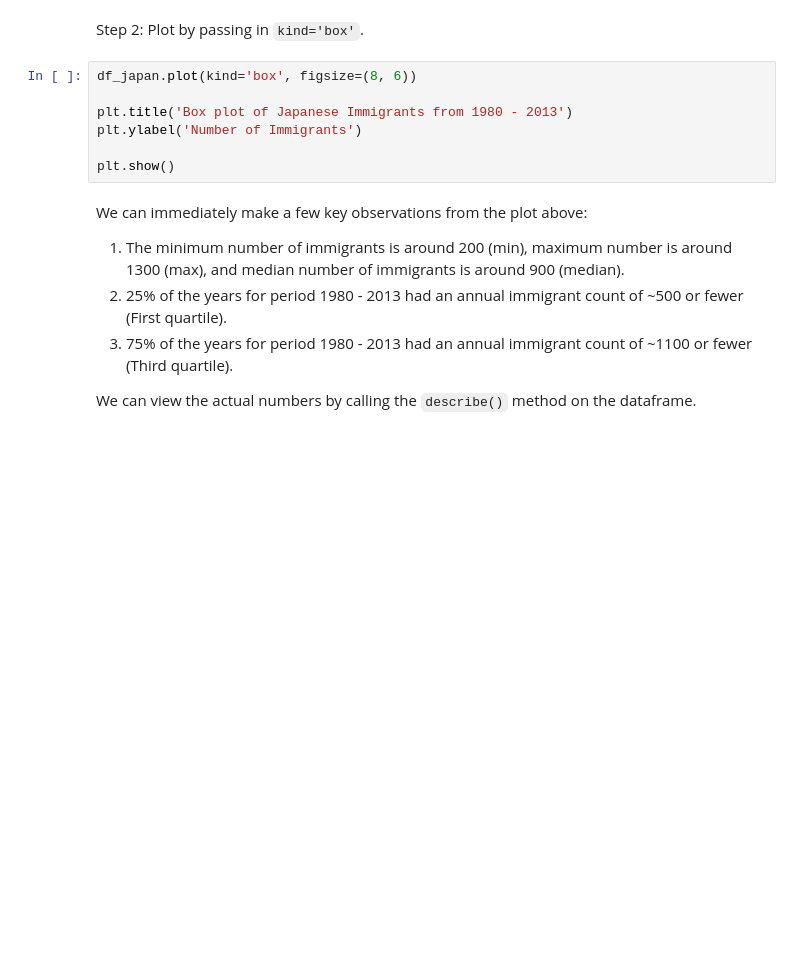
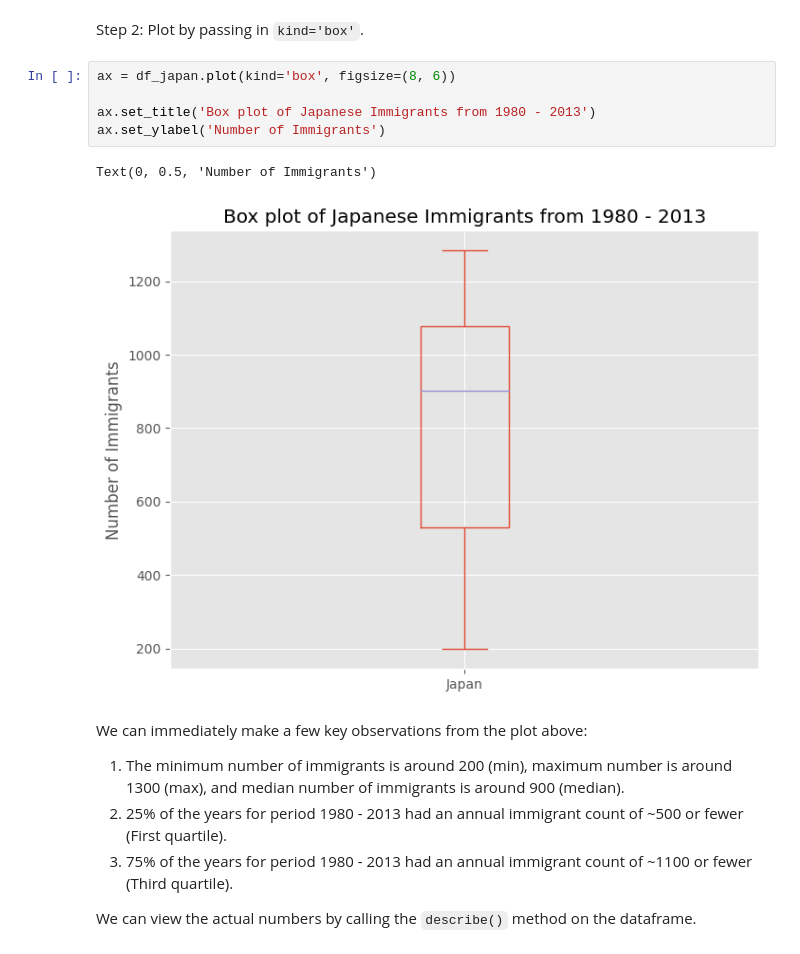
Before and after one commit to Madbubbl3/IBM-Data-Science-Professional-Certificate, a Jupyter notebook: Course 8 Data Visualization/Exercise-Pie-Charts-Box-Plots-Scatter-Plots-and-Bubble-Plots.ipynb, the cells around one changed output. Saved outputs shown, nothing was run; the diff lists cells and outputs as text; blank space fills up the shorter version.

```diff
--- a/Course 8 Data Visualization/Exercise-Pie-Charts-Box-Plots-Scatter-Plots-and-Bubble-Plots.ipynb
+++ b/Course 8 Data Visualization/Exercise-Pie-Charts-Box-Plots-Scatter-Plots-and-Bubble-Plots.ipynb
@@ -256,12 +317,13 @@ df_japan.head()
 # %% [markdown]
 Step 2: Plot by passing in `kind='box'`.
 # %%
-df_japan.plot(kind='box', figsize=(8, 6))
+ax = df_japan.plot(kind='box', figsize=(8, 6))
 
-plt.title('Box plot of Japanese Immigrants from 1980 - 2013')
-plt.ylabel('Number of Immigrants')
-
-plt.show()
+ax.set_title('Box plot of Japanese Immigrants from 1980 - 2013')
+ax.set_ylabel('Number of Immigrants')
+# %% [output]
+Text(0, 0.5, 'Number of Immigrants')
+[figure, added]
 # %% [markdown]
 We can immediately make a few key observations from the plot above:
 
```
Also changed, not shown: parts of 27 cells of this notebook.
